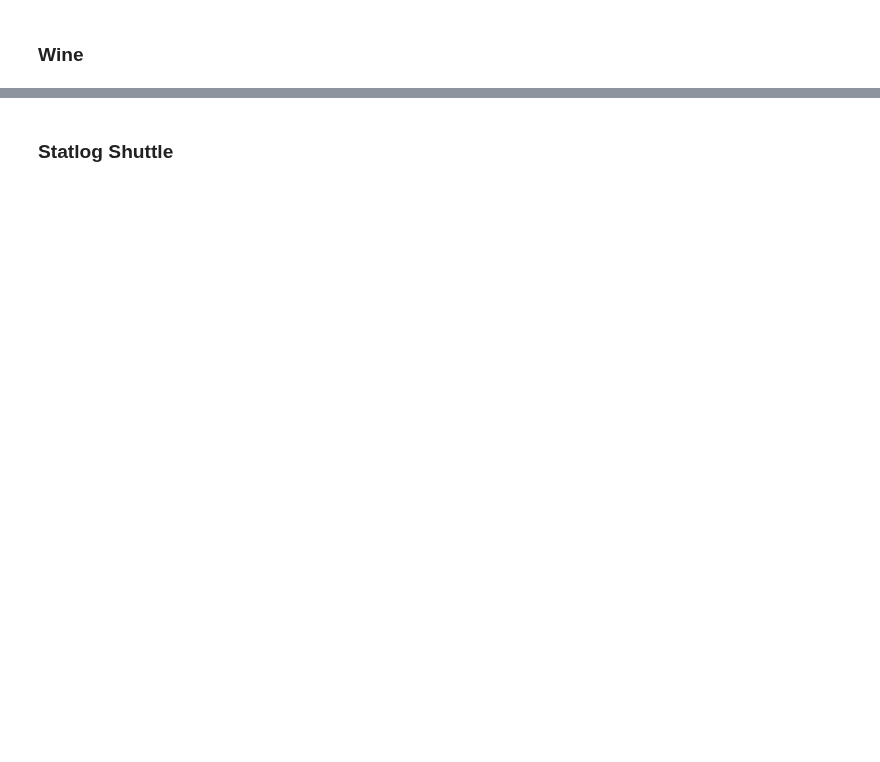
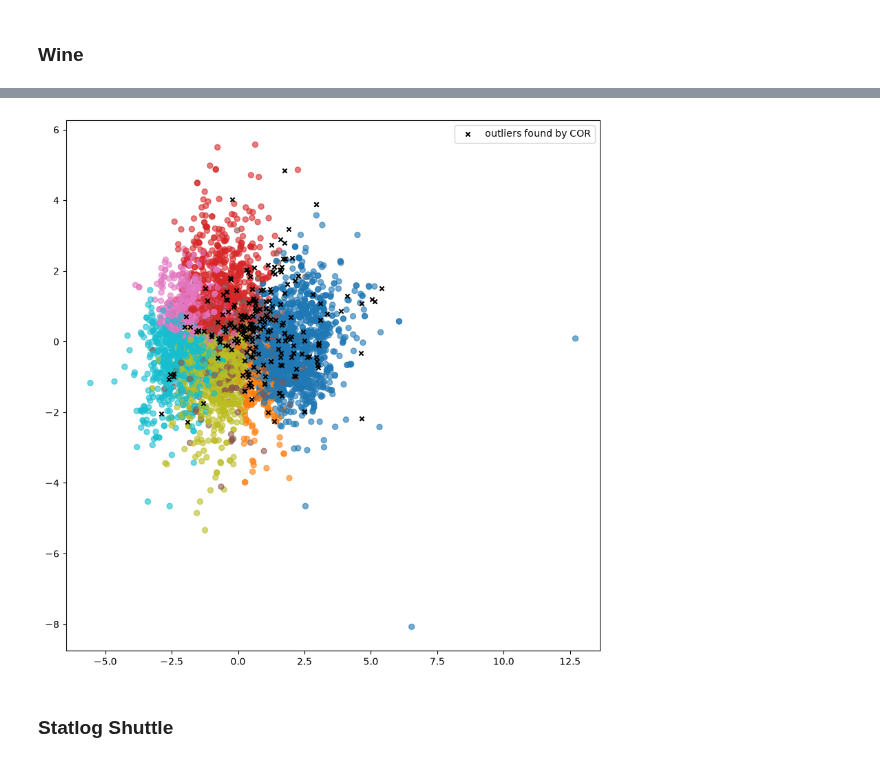
Before and after one commit to Ddav3/Clustering-with-Outlier-Removal-Implementation, a Jupyter notebook: COR.ipynb, the cells around one changed output, grey strips where cells are left out. Saved outputs shown, nothing was run; the diff lists cells and outputs as text; code cells hidden in the pictures; blank space fills up the shorter version.

```diff
--- a/COR.ipynb
+++ b/COR.ipynb
@@ -311,14 +400,19 @@ PCA_scatter_plot(red_wine_quality, labels)
 # %%
 white_wine_quality = pd.read_csv("datasets/wine+quality/winequality-white.csv",delimiter=";")
-white_wine_quality.info()
+# white_wine_quality.info()
+# white_wine_quality.describe()
 target = white_wine_quality["quality"].to_numpy()
 white_wine_quality.drop("quality",axis = 1, inplace = True)
+#plot_correlation(white_wine_quality)
 
-plot_correlation(white_wine_quality)
+# --------------------------------------------------------
+
 white_wine_quality = standardise(white_wine_quality)
 
-labels, _, _ = COR(white_wine_quality,len(np.unique(target)),int(len(white_wine_quality)*0.05), 200)
-PCA_scatter_plot(white_wine_quality,labels=labels)
+cor_labels_white_wine, _, _ = COR(white_wine_quality,len(np.unique(target)),int(len(white_wine_quality)*0.05), 200)
+PCA_scatter_plot(white_wine_quality,labels=cor_labels_white_wine)
+# %% [output]
+[figure, added]
 # %% [markdown]
 ### Statlog Shuttle
 # %%
```
Also changed, not shown: parts of 10 cells of this notebook, 3 other files.
